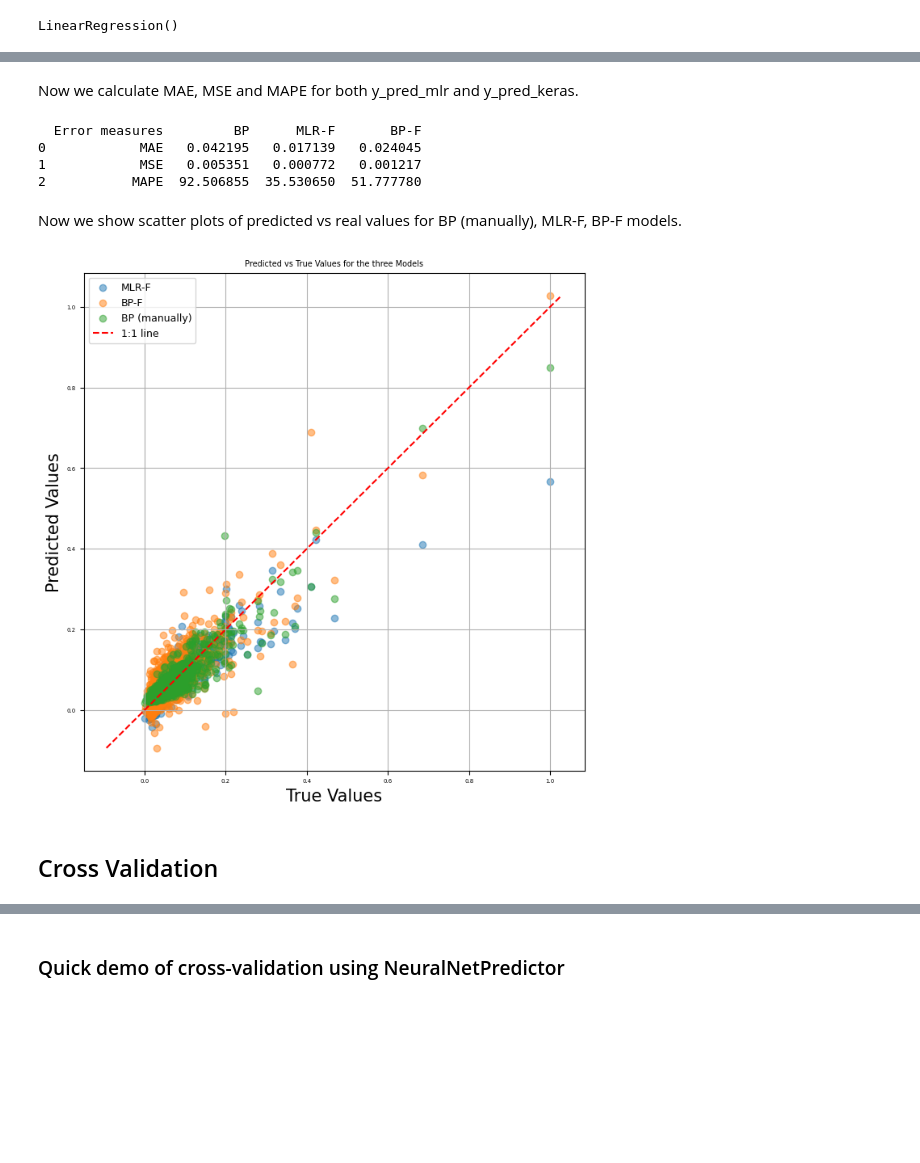
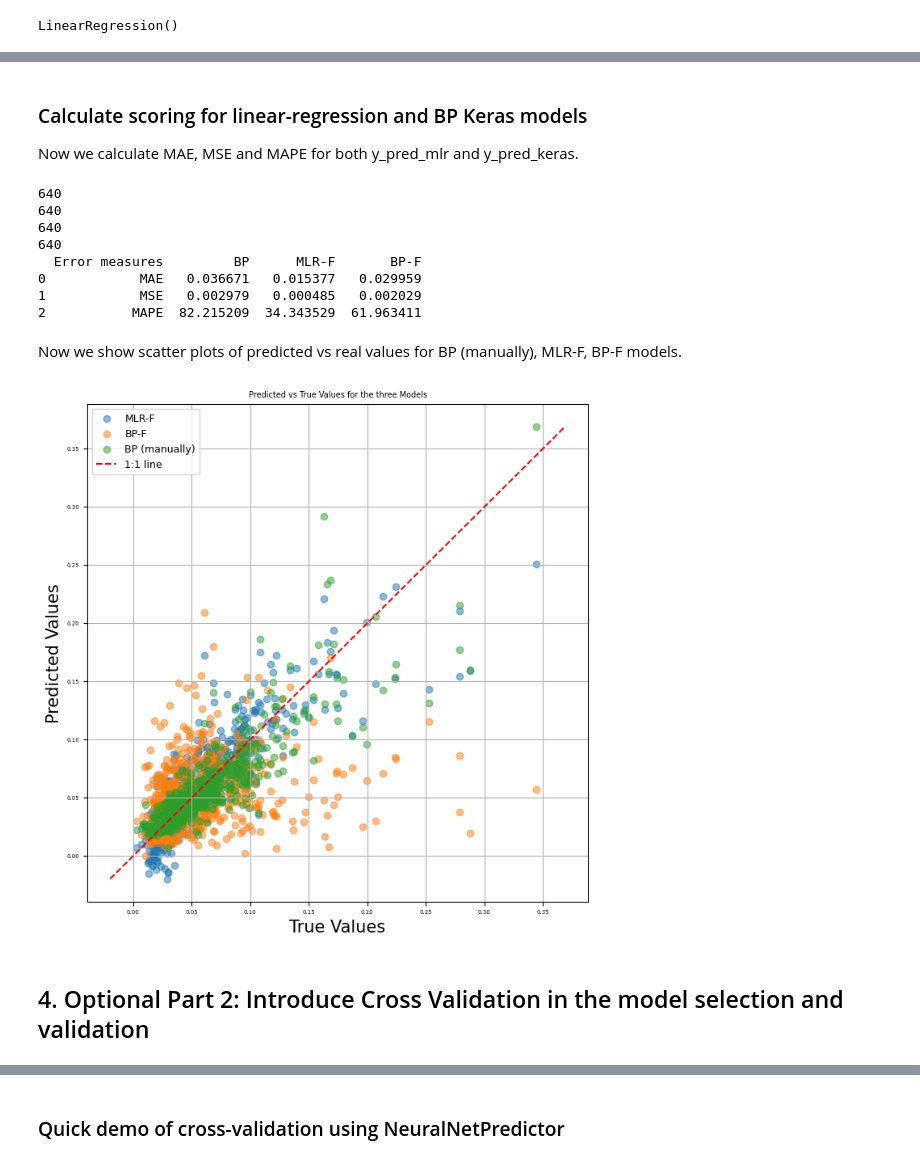
Before and after one commit to mananoreboton/A1-ManuelBueno, a Jupyter notebook: A1-ManuelBueno.ipynb, the cells around one changed output, grey strips where cells are left out. Saved outputs shown, nothing was run; the diff lists cells and outputs as text; code cells hidden in the pictures; blank space fills up the shorter version.

```diff
--- a/A1-ManuelBueno.ipynb
+++ b/A1-ManuelBueno.ipynb
@@ -570,6 +644,7 @@ keras_model = models.Sequential([
     layers.Input(shape=(keras_input_dim,)),
     layers.Dense(keras_hidden_units_1, activation=keras_activation),
     layers.Dense(keras_hidden_units_2, activation=keras_activation),
+    layers.Dense(keras_hidden_units_3, activation=keras_activation),
     layers.Dense(1, activation=keras_output_activation)
 ])
 
@@ -581,8 +658,8 @@ Checking multi-layer model is built: <Sequential name=sequential, built=True>
 from sklearn.preprocessing import StandardScaler
 
 keras_scaler = StandardScaler()
-X_train_comp_scaled = keras_scaler.fit_transform(X_train_comp) #Should we trasnform X again?
-keras_history = keras_model.fit(X_train_comp_scaled, y_train_comp,
+X_train_for_comparison_scaled = keras_scaler.fit_transform(X_train_for_comparison) #Should we trasnform X again?
+keras_history = keras_model.fit(X_train_for_comparison_scaled, y_train_for_comparison,
                           epochs = keras_epochs,
                           batch_size = keras_batch_size,
                           validation_split = 0.2,
@@ -608,5 +685,5 @@ Epoch 100/100
 # %%
-X_in_scaled = keras_scaler.fit_transform(X_in)
-y_pred_keras = keras_model.predict(X_in_scaled).flatten()
-y_pred_keras[:1]
+X_test_for_comparison_scaled = keras_scaler.transform(X_test_for_comparison)
+y_predicted_by_keras = keras_model.predict(X_test_for_comparison_scaled).flatten()
+y_predicted_by_keras[:1]
 # %% [output]
@@ -615,4 +692,5 @@ array([0.05645834], dtype=float32)
 # %% [markdown]
+### Calculate scoring for linear-regression and BP Keras models
 Now we calculate MAE, MSE and MAPE for both y_pred_mlr and y_pred_keras.
 # %%
 def metrics(y_true, y_pred):
@@ -622,11 +700,16 @@ def metrics(y_true, y_pred):
     mape = np.mean(np.abs((y_true[mask] - y_pred[mask]) / y_true[mask])) * 100
     return mae, mse, mape
 
-y_pred_bp_as_array = y_pred_bp[1]['Y_pred'] # Extract data from structure
+y_predicted_by_manual_bp_as_array = y_predicted_by_manual_bp[1]['Y_pred'] # Extract data from structure
 
-mae_pred_bp, mse_pred_bp, mape_pred_bp = metrics(y_in, y_pred_bp_as_array)
-mae_pred_mlr, mse_pred_mlr, mape_pred_mlr = metrics(y_in, y_pred_mlr)
-mae_pred_keras, mse_pred_keras, mape_pred_keras = metrics(y_in, y_pred_keras)
+print(len(y_test_for_comparison))
+print(len(y_predicted_by_manual_bp_as_array))
+print(len(y_predicted_by_mlr))
+print(len(y_predicted_by_keras))
+
+mae_pred_bp, mse_pred_bp, mape_pred_bp = metrics(y_test_for_comparison, y_predicted_by_manual_bp_as_array)
+mae_pred_mlr, mse_pred_mlr, mape_pred_mlr = metrics(y_test_for_comparison, y_predicted_by_mlr)
+mae_pred_keras, mse_pred_keras, mape_pred_keras = metrics(y_test_for_comparison, y_predicted_by_keras)
 
 model_comparison_results = pd.DataFrame({
     'Error measures': ['MAE', 'MSE', 'MAPE'],
@@ -637,30 +720,34 @@ model_comparison_results = pd.DataFrame({
 
 print(model_comparison_results)
 # %% [output]
+640
+640
+640
+640
   Error measures         BP      MLR-F       BP-F
-0            MAE   0.042195   0.017139   0.024045
-1            MSE   0.005351   0.000772   0.001217
-2           MAPE  92.506855  35.530650  51.777780
+0            MAE   0.036671   0.015377   0.029959
+1            MSE   0.002979   0.000485   0.002029
+2           MAPE  82.215209  34.343529  61.963411
 # %% [markdown]
 Now we show scatter plots of predicted vs real values for BP (manually), MLR-F, BP-F models.
 # %%
 plt.figure(figsize=(8, 8))
-plt.scatter(y_in, y_pred_mlr, alpha=0.5, label='MLR-F')
-plt.scatter(y_in, y_pred_keras, alpha=0.5, label='BP-F')
-plt.scatter(y_in, y_pred_bp_as_array, alpha=0.5, label='BP (manually)')
+plt.scatter(y_test_for_comparison, y_predicted_by_mlr, alpha=0.5, label='MLR-F')
+plt.scatter(y_test_for_comparison, y_predicted_by_keras, alpha=0.5, label='BP-F')
+plt.scatter(y_test_for_comparison, y_predicted_by_manual_bp_as_array, alpha=0.5, label='BP (manually)')
 
 # Plot a line for reference
-min_val = min(y_in.min(), y_pred_bp_as_array.min(), y_pred_mlr.min(), y_pred_keras.min())
-max_val = max(y_in.max(), y_pred_bp_as_array.max(), y_pred_mlr.max(), y_pred_keras.max())
+min_val = min(y_test_for_comparison.min(), y_predicted_by_manual_bp_as_array.min(), y_predicted_by_mlr.min(), y_predicted_by_keras.min())
+max_val = max(y_test_for_comparison.max(), y_predicted_by_manual_bp_as_array.max(), y_predicted_by_mlr.max(), y_predicted_by_keras.max())
 plt.plot([min_val, max_val], [min_val, max_val], 'r--', label='1:1 line')
 
 plt.xlabel('True Values')
 plt.ylabel('Predicted Values')
 plt.title('Predicted vs True Values for the three Models')
 plt.legend()
 plt.grid(True)
 plt.show()
 # %% [output]
-[figure, old version]
+[figure, new version]
 # %% [markdown]
-## Cross Validation
+## 4. Optional Part 2: Introduce Cross Validation in the model selection and validation
```
Also changed, not shown: parts of 55 cells of this notebook, 3 other files.
